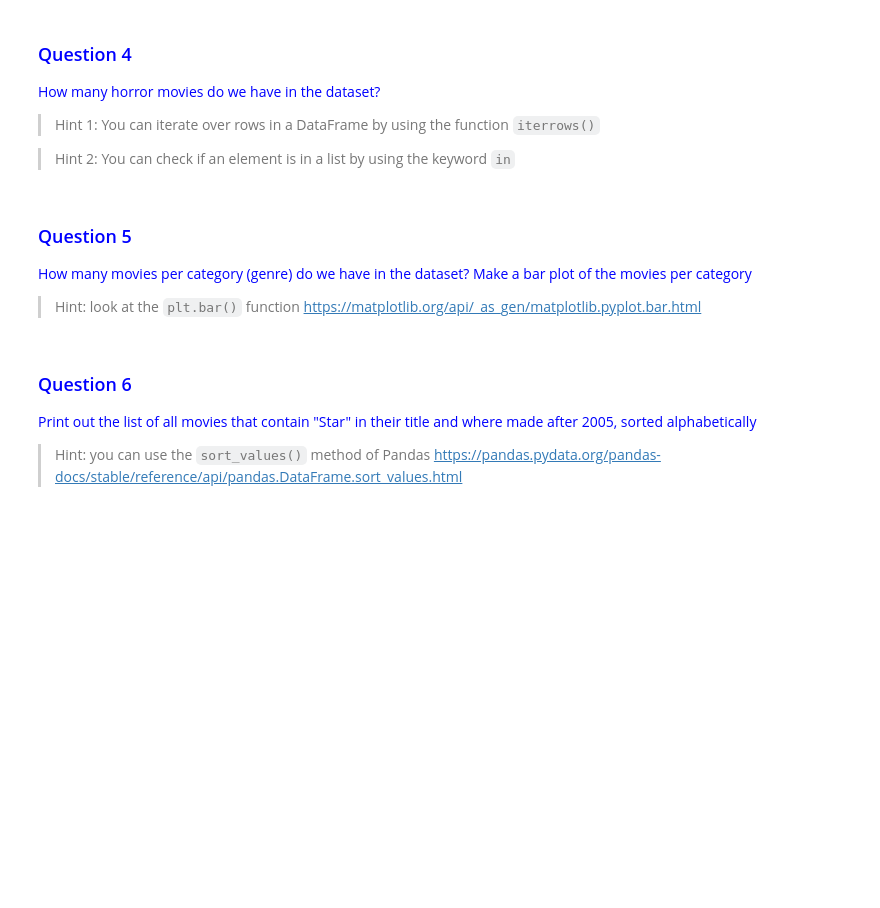
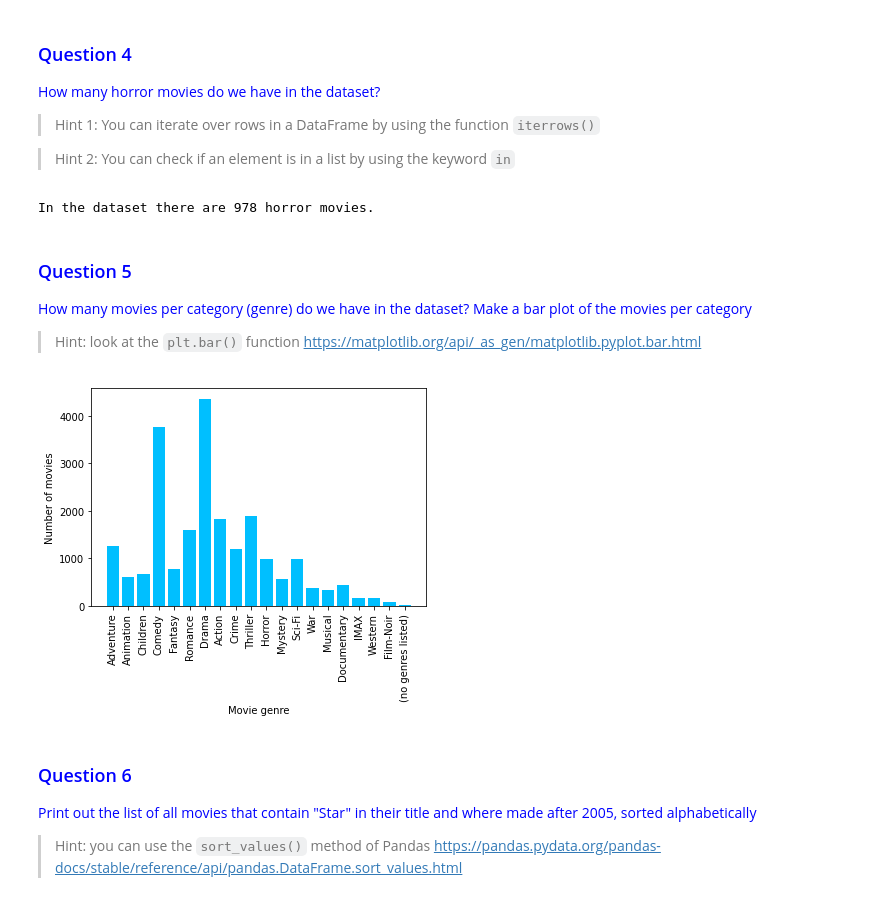
Before and after one commit to sofiacerbi/Project-2-Yousra, a Jupyter notebook: Project2-Copy2.ipynb, the cells around one changed output. Cells and saved outputs as stored; diff of their text form; code cells hidden in the pictures; blank space fills up the shorter version.

```diff
--- a/Project2-Copy2.ipynb
+++ b/Project2-Copy2.ipynb
@@ -313,3 +381,16 @@ How many horror movies do we have in the dataset?
+# %%
+horrorNum = 0
+
+#Se itera sobre todas las filas (películas)
+for _, peli in movies.iterrows():
+
+    #Si 'Horror' está en la lista de géneros de una fila se suma 1
+    if 'Horror' in peli['genres']:
+        horrorNum = horrorNum +1
+
+print("In the dataset there are", horrorNum, "horror movies.")
+# %% [output]
+In the dataset there are 978 horror movies.
 # %% [markdown]
 <span style="color:blue">
 
@@ -325,3 +404,26 @@ How many movies per category (genre) do we have in the dataset? Make a bar plot
+# %%
+#Librerías
+from collections import Counter
+import itertools
+
+#Se crea un numpy array con todas las listas de géneros de cada película
+genres = movies['genres'].to_numpy() #Es una lista de listas
+
+#Se fusionan todas esas listas en una sola
+list_genres = list(itertools.chain.from_iterable(genres))
+
+#Se crea un diccionario donde el key es el género y
+#el value es la cantidad de veces que aparece dicho género
+num_genres = Counter(list_genres)
+
+#Gráfico de barras
+plt.bar(num_genres.keys(), num_genres.values(), color = "#00BFFF")
+plt.xticks(rotation='vertical')
+plt.xlabel("Movie genre")
+plt.ylabel("Number of movies")
+plt.show()
+# %% [output]
+[figure, added]
 # %% [markdown]
 <span style="color:blue">
 
```
Also changed, not shown: parts of 18 cells of this notebook.
